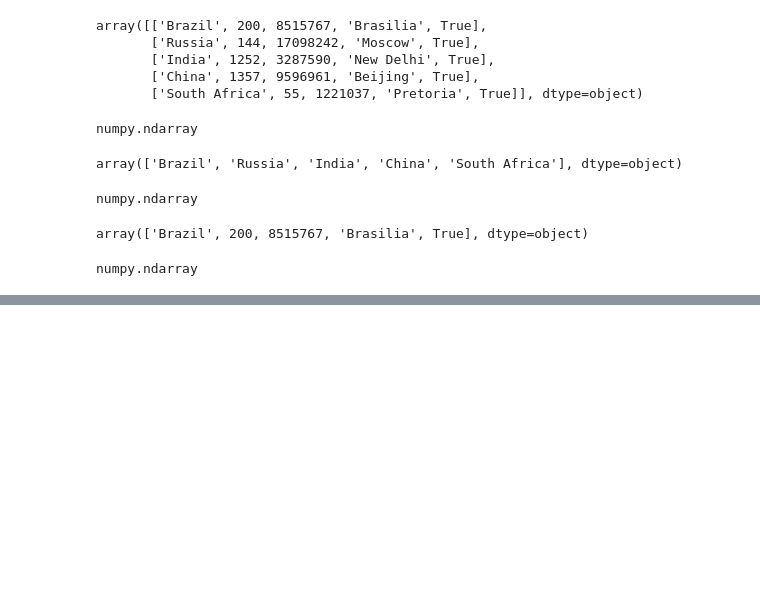
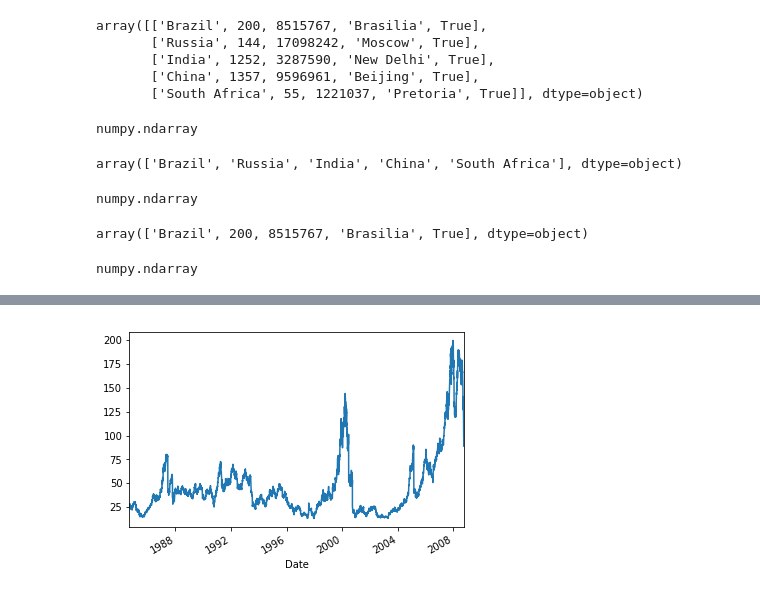
Before and after one commit to lukasz-f/data-camp, a Jupyter notebook: pandas_pd.ipynb, the cells around one changed output, grey strips where cells are left out. Cells and saved outputs as stored; diff of their text form; code cells hidden in the pictures; blank space fills up the shorter version.

```diff
--- a/pandas_pd.ipynb
+++ b/pandas_pd.ipynb
@@ -461,0 +522,6 @@ numpy.ndarray
+# %%
+close_series = aapl['Close']
+close_series.plot()
+plt.show()
+# %% [output]
+[figure, added]
```
Also changed, not shown: parts of 25 cells of this notebook, 4 other files.
